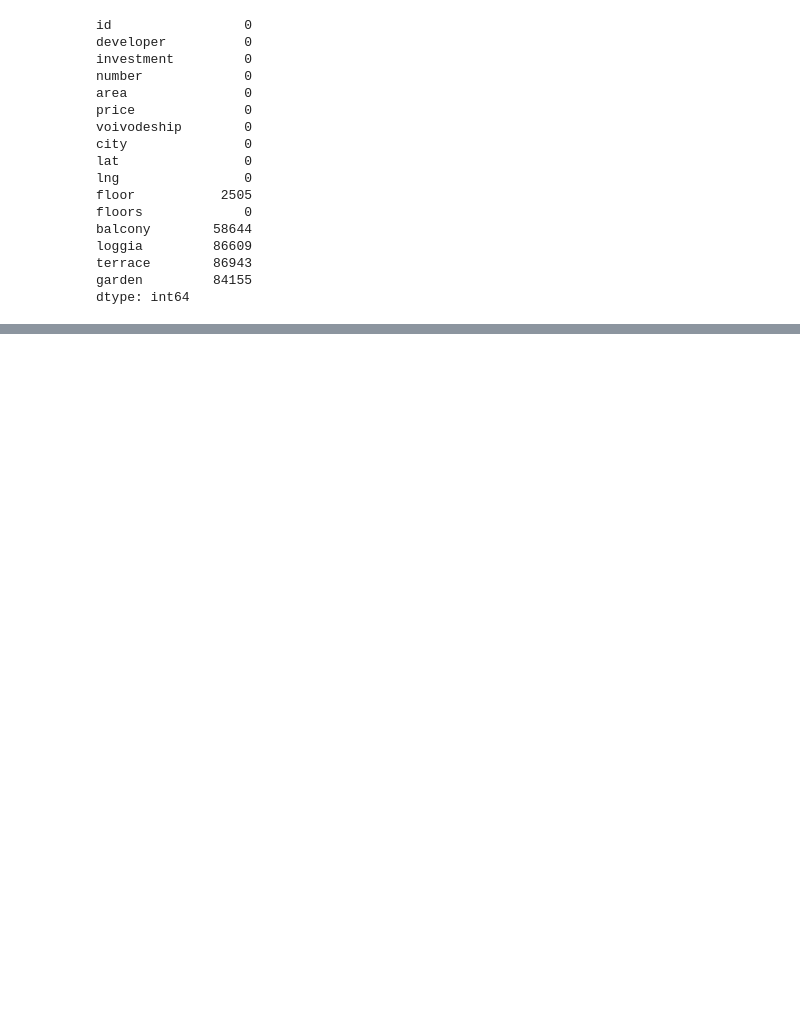
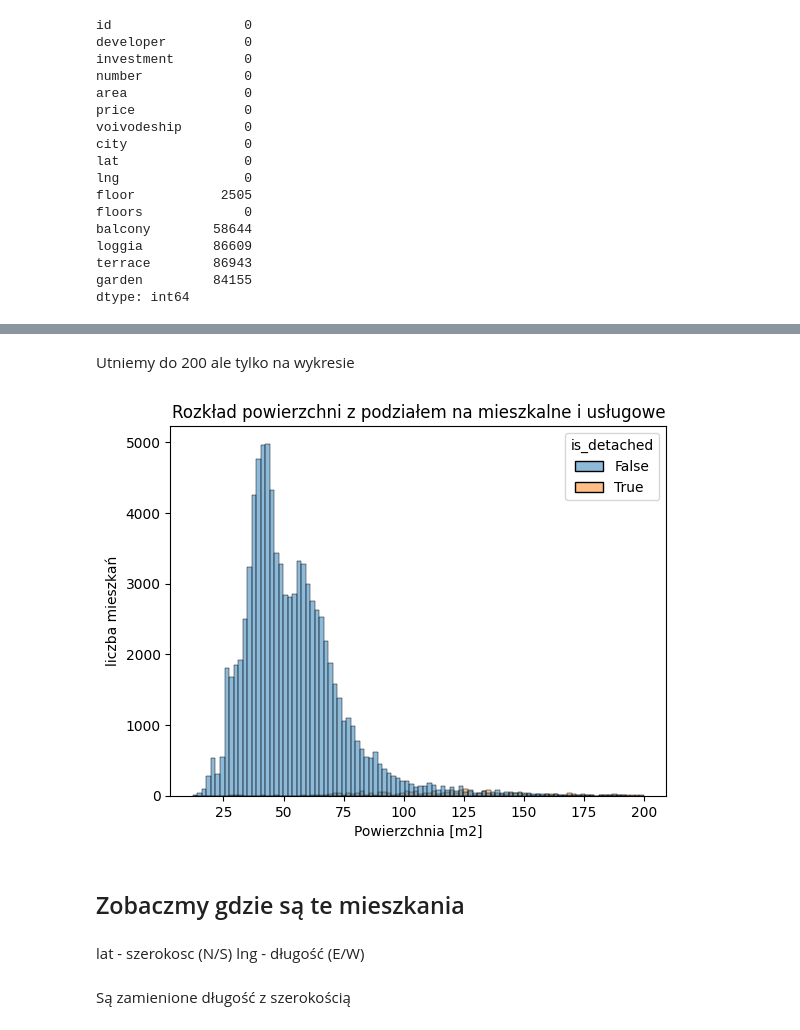
Before and after one commit to kotlarekm/Mieszkania, a Jupyter notebook: 1_obrobka_danych.ipynb, the cells around one changed output, grey strips where cells are left out. Cells and saved outputs as stored; diff of their text form; code cells hidden in the pictures; blank space fills up the shorter version.

```diff
--- a/1_obrobka_danych.ipynb
+++ b/1_obrobka_danych.ipynb
@@ -328,0 +223,22 @@ df.to_parquet("ceny_mieszkan_v1.parquet", index=False)
+# %% [markdown]
+Utniemy do 200 ale tylko na wykresie
+# %%
+g = sns.histplot(
+    data=df[df["area"]<=200],
+    x = "area",
+    bins=100,
+    hue=df["is_detached"])
+plt.xlabel("Powierzchnia [m2]")
+plt.ylabel("liczba mieszkań")
+plt.title("Rozkład powierzchni z podziałem na mieszkalne i usługowe")
+
+plt.show(g)
+# %% [output]
+[figure, added]
+# %% [markdown]
+## Zobaczmy gdzie są te mieszkania
+# %% [markdown]
+lat - szerokosc (N/S)
+lng - długość (E/W)
+# %% [markdown]
+Są zamienione długość z szerokością
```
Also changed, not shown: parts of 73 cells of this notebook, 1 other file.
